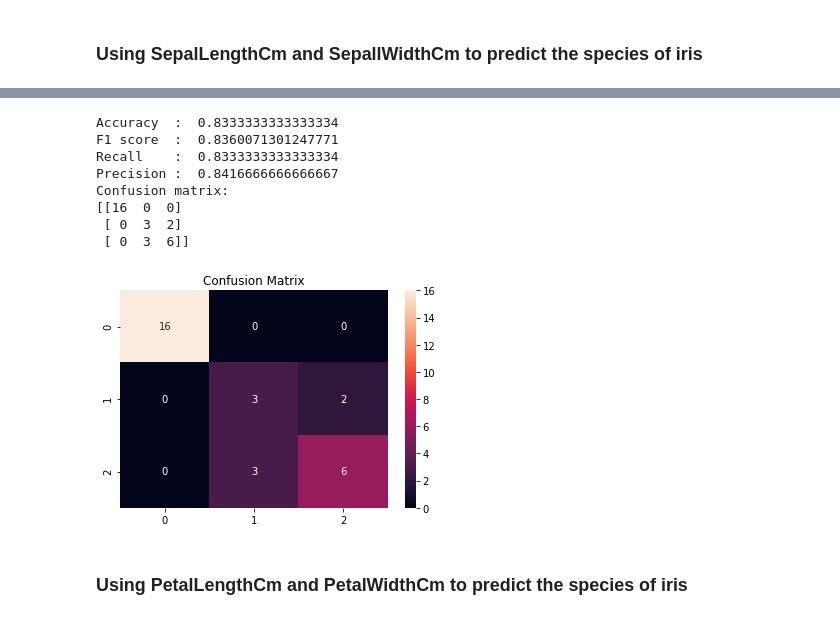
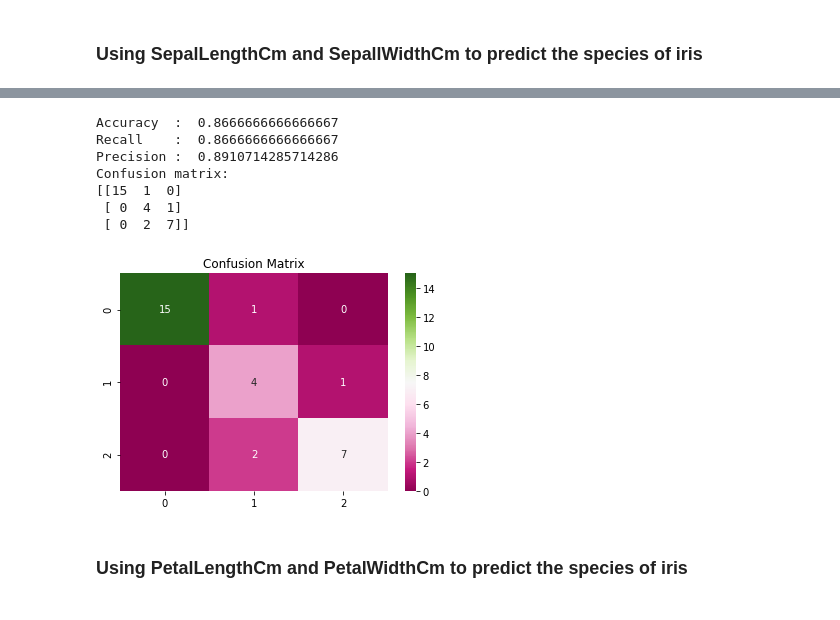
Before and after one commit to Lallalan/CPC152-KNN, a Jupyter notebook: KNN USE.ipynb, the cells around one changed output, grey strips where cells are left out. Drawn from its saved outputs; the diff is of its cells as text; code cells hidden in the pictures.

```diff
--- a/KNN USE.ipynb
+++ b/KNN USE.ipynb
@@ -161,7 +114,0 @@ dtype: object
-# %%
-from sklearn.preprocessing import LabelEncoder
-var_mod = ['Species']
-le = LabelEncoder()
-for i in var_mod:
-    X_test1[i] = le.fit_transform(X_test1[i])
-X_test1.dtypes
@@ -233,16 +134,19 @@ plt.show()
 # %%
 from sklearn.neighbors import KNeighborsClassifier
 from sklearn import metrics
-k_range = range(1,26,2)
+
+k_range = range(1,31,2)
 scores = {}
 scores_list = []
+error_rate = []
 
 for k in k_range:
-    knn = KNeighborsClassifier(n_neighbors = k)
+    knn = KNeighborsClassifier(n_neighbors=k)
     knn.fit(X_train,y_train)
-    y_pred = knn.predict(X_test)
-    scores[k] = metrics.accuracy_score(y_test, y_pred)
-    scores_list.append(metrics.accuracy_score(y_test, y_pred))
+    y_pred=knn.predict(X_test)
+    scores[k] = metrics.accuracy_score(y_test,y_pred)
+    scores_list.append(metrics.accuracy_score(y_test,y_pred))
+    error_rate.append(np.mean(y_pred != y_test))
 # %%
 scores
 # %% [output]
@@ -263,9 +169,10 @@ scores
 from sklearn.neighbors import KNeighborsClassifier
 from sklearn import metrics
 
-k_range = range(1,26,2)
+k_range = range(1,31,2)
 scores1 = {}
 scores_list1 = []
+error_rate1 = []
 
 for k in k_range:
     knn1 = KNeighborsClassifier(n_neighbors = k)
@@ -273,6 +180,7 @@ for k in k_range:
     y_pred1 = knn1.predict(X_test1)
     scores1[k] = metrics.accuracy_score(y_test1, y_pred1)
     scores_list1.append(metrics.accuracy_score(y_test1, y_pred1))
+    error_rate1.append(np.mean(y_pred1 != y_test1))
 # %%
 scores1
 # %% [output]
@@ -301,7 +224,7 @@ Text(0, 0.5, 'Testing Accuracy')
 # %% [markdown]
 ## Experiment 1
 # %%
-model = KNeighborsClassifier(n_neighbors=13)
+model = KNeighborsClassifier(n_neighbors=3)
 # %% [markdown]
 ### For 70% train_set and 30% test_set
 # %% [markdown]
@@ -477,28 +394,26 @@ array(['Iris-virginica', 'Iris-setosa', 'Iris-virginica',
 from sklearn.metrics import precision_score, f1_score, recall_score, confusion_matrix, classification_report, accuracy_score
 
 print('Accuracy  : ', accuracy_score(y_test1, predictions))
-print('F1 score  : ', f1_score(y_test1, predictions, average="weighted"))
 print('Recall    : ', recall_score(y_test1, predictions, average="weighted"))
 print('Precision : ', precision_score(y_test1, predictions, average="weighted"))
 confusion = confusion_matrix(y_test1, predictions)
 print('Confusion matrix: ')
 print(confusion)
 # %% [output]
-Accuracy  :  0.8333333333333334
-F1 score  :  0.8360071301247771
-Recall    :  0.8333333333333334
-Precision :  0.8416666666666667
+Accuracy  :  0.8666666666666667
+Recall    :  0.8666666666666667
+Precision :  0.8910714285714286
 Confusion matrix:
-[[16  0  0]
- [ 0  3  2]
- [ 0  3  6]]
+[[15  1  0]
+ [ 0  4  1]
+ [ 0  2  7]]
 # %%
 import seaborn as sns
-sns.heatmap(confusion, annot=True)
+sns.heatmap(confusion,annot=True,cmap="PiYG")
 plt.title('Confusion Matrix')
 plt.show()
 # %% [output]
-[figure, old version]
+[figure, new version]
 # %% [markdown]
 
 ### Using PetalLengthCm and PetalWidthCm to predict the species of iris
```
Also changed, not shown: parts of 93 cells of this notebook.
